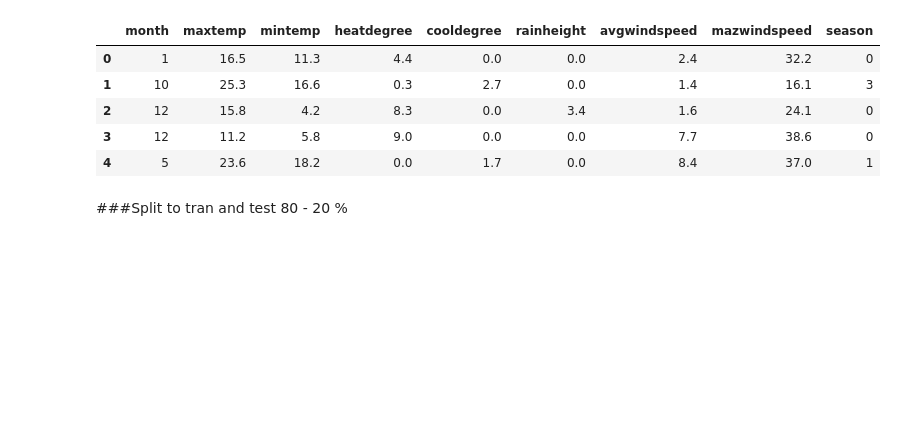
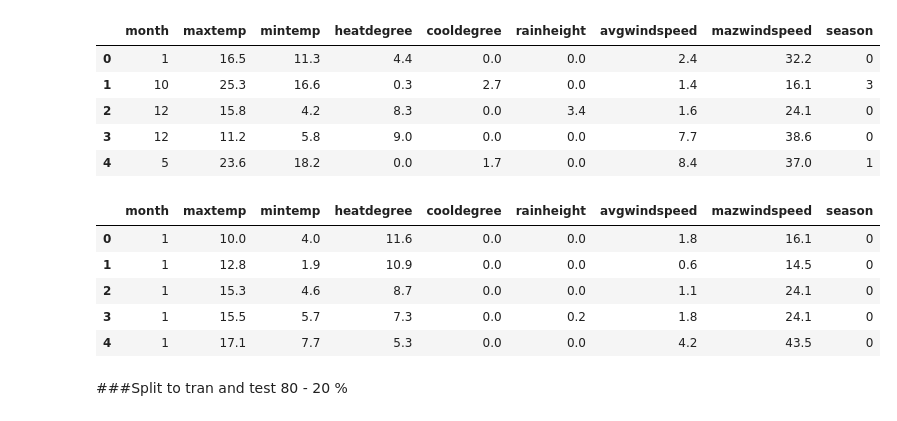
Before and after one commit to spros1/Methods-and-Algorithms_Work_Semester_21-22, a Jupyter notebook: Meteorological_Measurements_AthensCenter.ipynb, the cells around one changed output. Cells and saved outputs as stored; diff of their text form; code cells hidden in the pictures; blank space fills up the shorter version.

```diff
--- a/Meteorological_Measurements_AthensCenter.ipynb
+++ b/Meteorological_Measurements_AthensCenter.ipynb
@@ -583,6 +585,15 @@ df_09_16.head()
 | 2 | 12 | 15.8 | 4.2 | 8.3 | 0.0 | 3.4 | 1.6 | 24.1 | 0 |
 | 3 | 12 | 11.2 | 5.8 | 9.0 | 0.0 | 0.0 | 7.7 | 38.6 | 0 |
 | 4 | 5 | 23.6 | 18.2 | 0.0 | 1.7 | 0.0 | 8.4 | 37.0 | 1 |
+# %%
+df_17.head()
+# %% [output]
+|  | month | maxtemp | mintemp | heatdegree | cooldegree | rainheight | avgwindspeed | mazwindspeed | season |
+| 0 | 1 | 10.0 | 4.0 | 11.6 | 0.0 | 0.0 | 1.8 | 16.1 | 0 |
+| 1 | 1 | 12.8 | 1.9 | 10.9 | 0.0 | 0.0 | 0.6 | 14.5 | 0 |
+| 2 | 1 | 15.3 | 4.6 | 8.7 | 0.0 | 0.0 | 1.1 | 24.1 | 0 |
+| 3 | 1 | 15.5 | 5.7 | 7.3 | 0.0 | 0.2 | 1.8 | 24.1 | 0 |
+| 4 | 1 | 17.1 | 7.7 | 5.3 | 0.0 | 0.0 | 4.2 | 43.5 | 0 |
 # %% [markdown]
 ###Split to tran and test 80 - 20 %
 # %%
```
Also changed, not shown: parts of 11 cells of this notebook.
